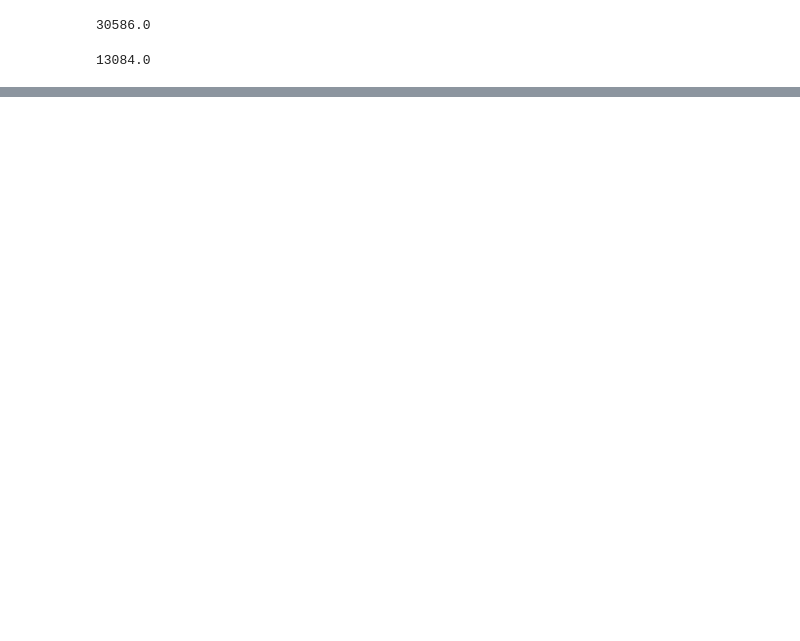
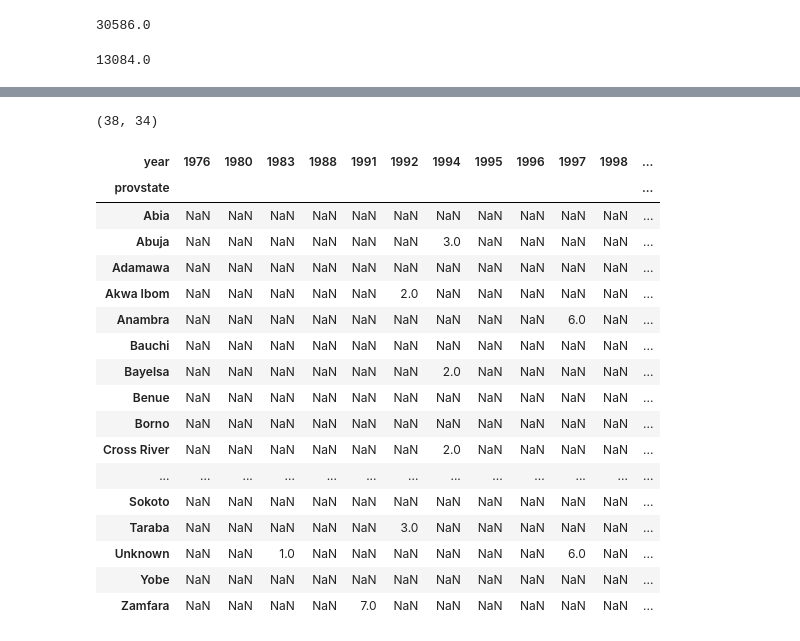
Before and after one commit to danishmeh/Project, a Jupyter notebook: omdena/3rd/terrorism.ipynb, the cells around one changed output, grey strips where cells are left out. Drawn from its saved outputs; the diff is of its cells as text; code cells hidden in the pictures; blank space fills up the shorter version.

```diff
--- a/omdena/3rd/terr.ipynb
+++ b/omdena/3rd/terrorism.ipynb
@@ -14,0 +9,3 @@ df.sample(2)
+# %%
+df['attacktype2'].fillna(0, inplace=True)
+df['attacktype3'].fillna(0, inplace=True)
@@ -402,0 +390,3 @@ print(df['city'].nunique())
+# %%
+df_terrorism = df.copy()
+df_terrorism.shape
@@ -402,0 +440,2 @@ print(df['city'].nunique())
+# %%
+df_terrorism['attack_total'] = df_terrorism['attacktype1'] + df_terrorism['attacktype2'] + df_terrorism['attacktype3']
@@ -402,0 +454,29 @@ print(df['city'].nunique())
+# %%
+# df_terrorism_sum_attack = df_terrorism.groupby(['attack_total', 'provstate']).size().unstack(fill_value=0)
+df_terrorism_sum_all_attacks = df_terrorism.pivot_table(index='provstate', columns='year', values='attack_total',
+                                                  aggfunc='sum')
+# %%
+df_terrorism_sum_all_attacks.shape
+# %% [output]
+(38, 34)
+# %%
+df_terrorism_sum_all_attacks
+# %% [output]
+| year | 1976 | 1980 | 1983 | 1988 | 1991 | 1992 | 1994 | 1995 | 1996 | 1997 | 1998 | ... |
+| provstate |  |  |  |  |  |  |  |  |  |  |  | ... |
+| Abia | NaN | NaN | NaN | NaN | NaN | NaN | NaN | NaN | NaN | NaN | NaN | ... |
+| Abuja | NaN | NaN | NaN | NaN | NaN | NaN | 3.0 | NaN | NaN | NaN | NaN | ... |
+| Adamawa | NaN | NaN | NaN | NaN | NaN | NaN | NaN | NaN | NaN | NaN | NaN | ... |
+| Akwa Ibom | NaN | NaN | NaN | NaN | NaN | 2.0 | NaN | NaN | NaN | NaN | NaN | ... |
+| Anambra | NaN | NaN | NaN | NaN | NaN | NaN | NaN | NaN | NaN | 6.0 | NaN | ... |
+| Bauchi | NaN | NaN | NaN | NaN | NaN | NaN | NaN | NaN | NaN | NaN | NaN | ... |
+| Bayelsa | NaN | NaN | NaN | NaN | NaN | NaN | 2.0 | NaN | NaN | NaN | NaN | ... |
+| Benue | NaN | NaN | NaN | NaN | NaN | NaN | NaN | NaN | NaN | NaN | NaN | ... |
+| Borno | NaN | NaN | NaN | NaN | NaN | NaN | NaN | NaN | NaN | NaN | NaN | ... |
+| Cross River | NaN | NaN | NaN | NaN | NaN | NaN | 2.0 | NaN | NaN | NaN | NaN | ... |
+| ... | ... | ... | ... | ... | ... | ... | ... | ... | ... | ... | ... | ... |
+| Sokoto | NaN | NaN | NaN | NaN | NaN | NaN | NaN | NaN | NaN | NaN | NaN | ... |
+| Taraba | NaN | NaN | NaN | NaN | NaN | 3.0 | NaN | NaN | NaN | NaN | NaN | ... |
+| Unknown | NaN | NaN | 1.0 | NaN | NaN | NaN | NaN | NaN | NaN | 6.0 | NaN | ... |
+| Yobe | NaN | NaN | NaN | NaN | NaN | NaN | NaN | NaN | NaN | NaN | NaN | ... |
+| Zamfara | NaN | NaN | NaN | NaN | 7.0 | NaN | NaN | NaN | NaN | NaN | NaN | ... |
```
Also changed, not shown: parts of 22 cells of this notebook, 13 other files.
